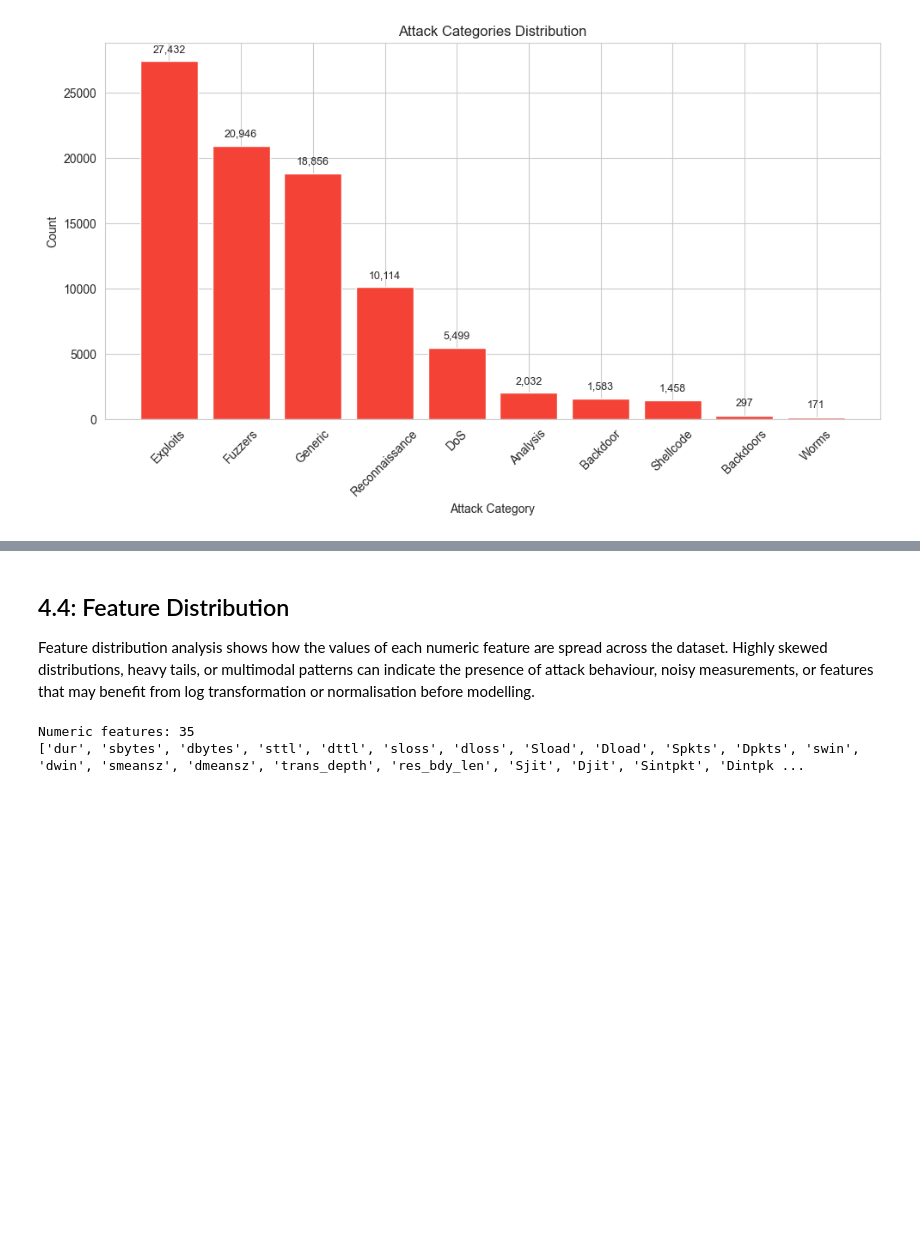
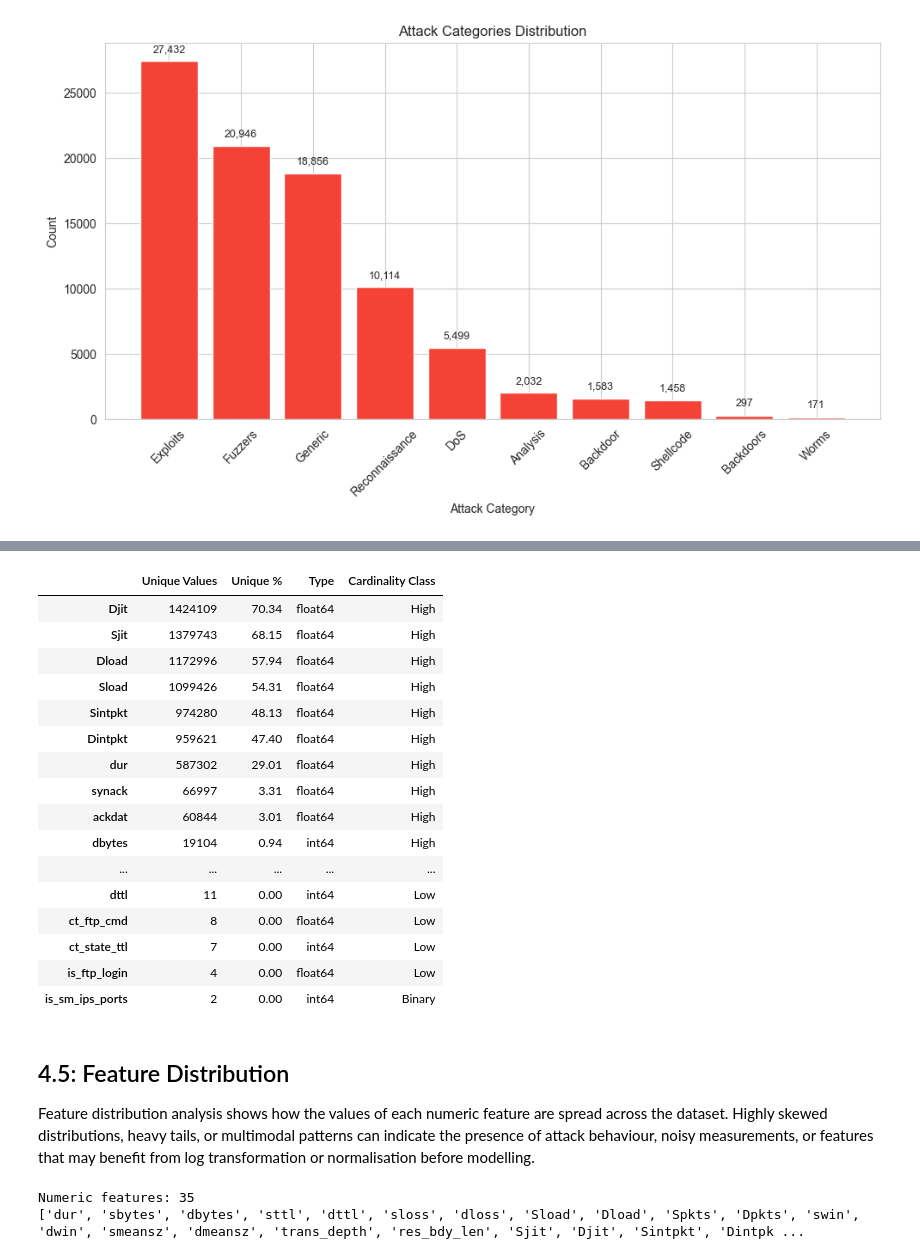
Before and after one commit to ctanyiquan/unsw-nb15-analysis, a Jupyter notebook: notebooks/04_eda.ipynb, the cells around one changed output, grey strips where cells are left out. Cells and saved outputs as stored; diff of their text form; code cells hidden in the pictures; blank space fills up the shorter version.

```diff
--- a/notebooks/04_eda.ipynb
+++ b/notebooks/04_eda.ipynb
@@ -106,5 +110,48 @@ plt.show()
+# %%
+# Count unique values per feature and express as a percentage of total records
+total_records = len(df)
+unique_counts = df.drop(columns=['Label', 'attack_cat']).nunique()
+unique_percentage = (unique_counts / total_records * 100).round(2)
+
+# Classify each feature's cardinality to guide encoding decisions in 05_feature_engineering
+def classify_cardinality(count):
+    if count == 2:
+        return 'Binary'
+    elif count <= 20:
+        return 'Low'
+    elif count <= 100:
+        return 'Medium'
+    else:
+        return 'High'
+
+cardinality_summary = pd.DataFrame({
+    'Unique Values': unique_counts,
+    'Unique %': unique_percentage,
+    'Type': df.drop(columns=['Label', 'attack_cat']).dtypes,
+    'Cardinality Class': unique_counts.map(classify_cardinality)
+}).sort_values('Unique Values', ascending=False)
+
+display(cardinality_summary)
+# %% [output]
+|  | Unique Values | Unique % | Type | Cardinality Class |
+| Djit | 1424109 | 70.34 | float64 | High |
+| Sjit | 1379743 | 68.15 | float64 | High |
+| Dload | 1172996 | 57.94 | float64 | High |
+| Sload | 1099426 | 54.31 | float64 | High |
+| Sintpkt | 974280 | 48.13 | float64 | High |
+| Dintpkt | 959621 | 47.40 | float64 | High |
+| dur | 587302 | 29.01 | float64 | High |
+| synack | 66997 | 3.31 | float64 | High |
+| ackdat | 60844 | 3.01 | float64 | High |
+| dbytes | 19104 | 0.94 | int64 | High |
+| ... | ... | ... | ... | ... |
+| dttl | 11 | 0.00 | int64 | Low |
+| ct_ftp_cmd | 8 | 0.00 | float64 | Low |
+| ct_state_ttl | 7 | 0.00 | int64 | Low |
+| is_ftp_login | 4 | 0.00 | float64 | Low |
+| is_sm_ips_ports | 2 | 0.00 | int64 | Binary |
 # %% [markdown]
-## 4.4: Feature Distribution
+## 4.5: Feature Distribution
 
 Feature distribution analysis shows how the values of each numeric feature are spread across the dataset. Highly skewed distributions, heavy tails, or multimodal patterns can indicate the presence of attack behaviour, noisy measurements, or features that may benefit from log transformation or normalisation before modelling.
 # %%
```
Also changed, not shown: parts of 2 cells of this notebook, 1 other file.
